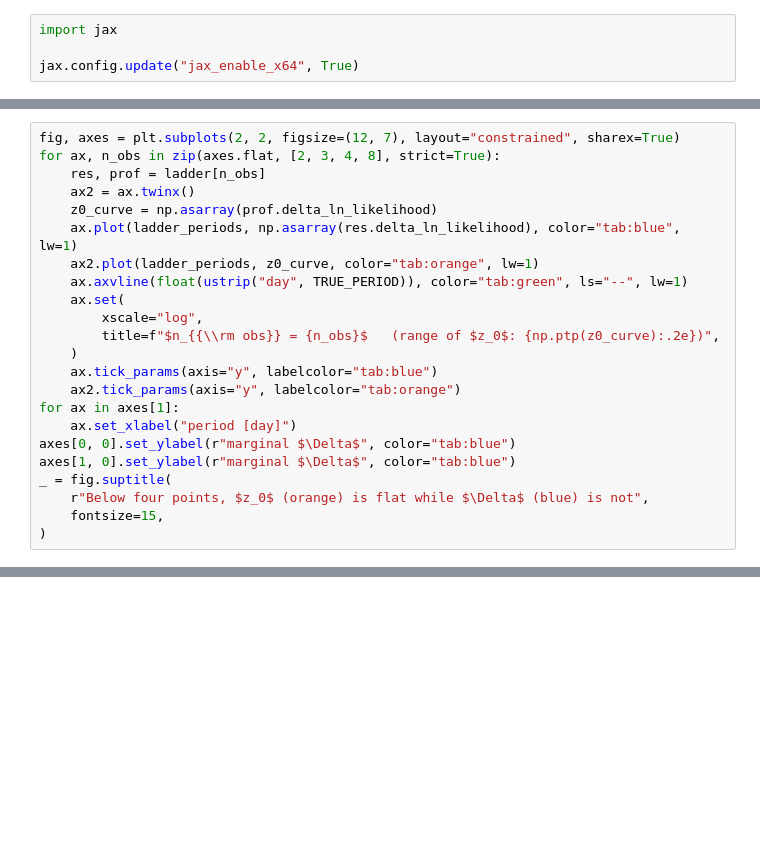
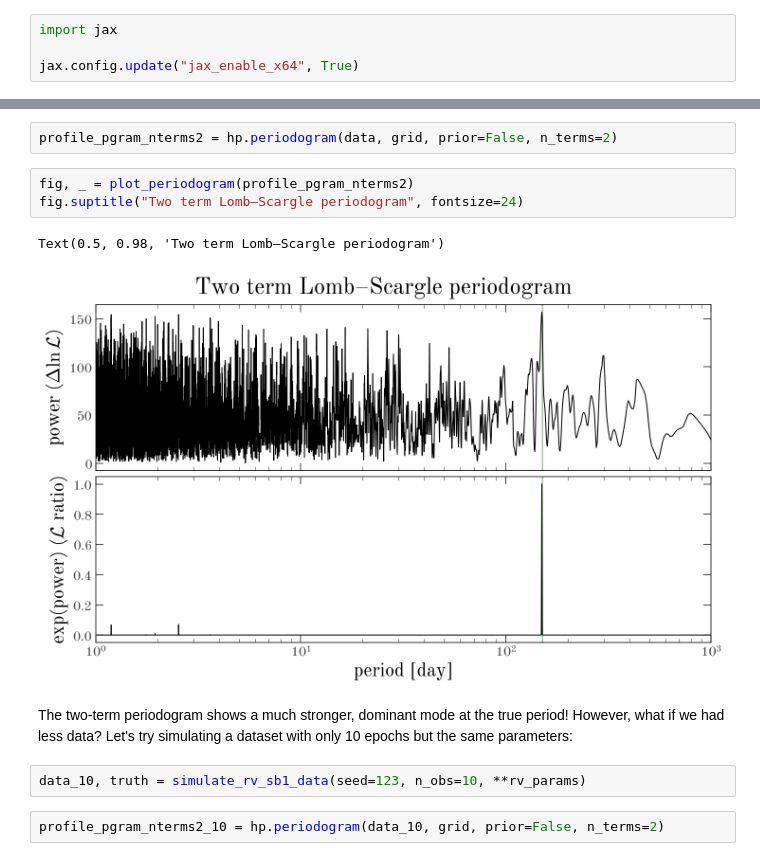
Before and after one commit to adrn/harv, a Jupyter notebook: docs/tutorials/case-studies/kepler-periodogram.ipynb, the cells around one changed output, grey strips where cells are left out. Cells and saved outputs as stored; diff of their text form; blank space fills up the shorter version.

```diff
--- a/docs/tutorials/case-studies/kepler-periodogram.ipynb
+++ b/docs/tutorials/case-studies/kepler-periodogram.ipynb
@@ -608,23 +16,0 @@ each other closely. Let's look at what the two failures look like.
-# %%
-fig, axes = plt.subplots(2, 2, figsize=(12, 7), layout="constrained", sharex=True)
-for ax, n_obs in zip(axes.flat, [2, 3, 4, 8], strict=True):
-    res, prof = ladder[n_obs]
-    ax2 = ax.twinx()
-    z0_curve = np.asarray(prof.delta_ln_likelihood)
-    ax.plot(ladder_periods, np.asarray(res.delta_ln_likelihood), color="tab:blue", lw=1)
-    ax2.plot(ladder_periods, z0_curve, color="tab:orange", lw=1)
-    ax.axvline(float(ustrip("day", TRUE_PERIOD)), color="tab:green", ls="--", lw=1)
-    ax.set(
-        xscale="log",
-        title=f"$n_{{\\rm obs}} = {n_obs}$   (range of $z_0$: {np.ptp(z0_curve):.2e})",
-    )
-    ax.tick_params(axis="y", labelcolor="tab:blue")
-    ax2.tick_params(axis="y", labelcolor="tab:orange")
-for ax in axes[1]:
-    ax.set_xlabel("period [day]")
-axes[0, 0].set_ylabel(r"marginal $\Delta$", color="tab:blue")
-axes[1, 0].set_ylabel(r"marginal $\Delta$", color="tab:blue")
-_ = fig.suptitle(
-    r"Below four points, $z_0$ (orange) is flat while $\Delta$ (blue) is not",
-    fontsize=15,
-)
@@ -1402,0 +119,14 @@ please cite that paper if you use them.
+# %%
+profile_pgram_nterms2 = hp.periodogram(data, grid, prior=False, n_terms=2)
+# %%
+fig, _ = plot_periodogram(profile_pgram_nterms2)
+fig.suptitle("Two term Lomb–Scargle periodogram", fontsize=24)
+# %% [output]
+Text(0.5, 0.98, 'Two term Lomb–Scargle periodogram')
+[figure, added]
+# %% [markdown]
+The two-term periodogram shows a much stronger, dominant mode at the true period! However, what if we had less data? Let's try simulating a dataset with only 10 epochs but the same parameters:
+# %%
+data_10, truth = simulate_rv_sb1_data(seed=123, n_obs=10, **rv_params)
+# %%
+profile_pgram_nterms2_10 = hp.periodogram(data_10, grid, prior=False, n_terms=2)
```
Also changed, not shown: parts of 83 cells of this notebook, 2 other files.
